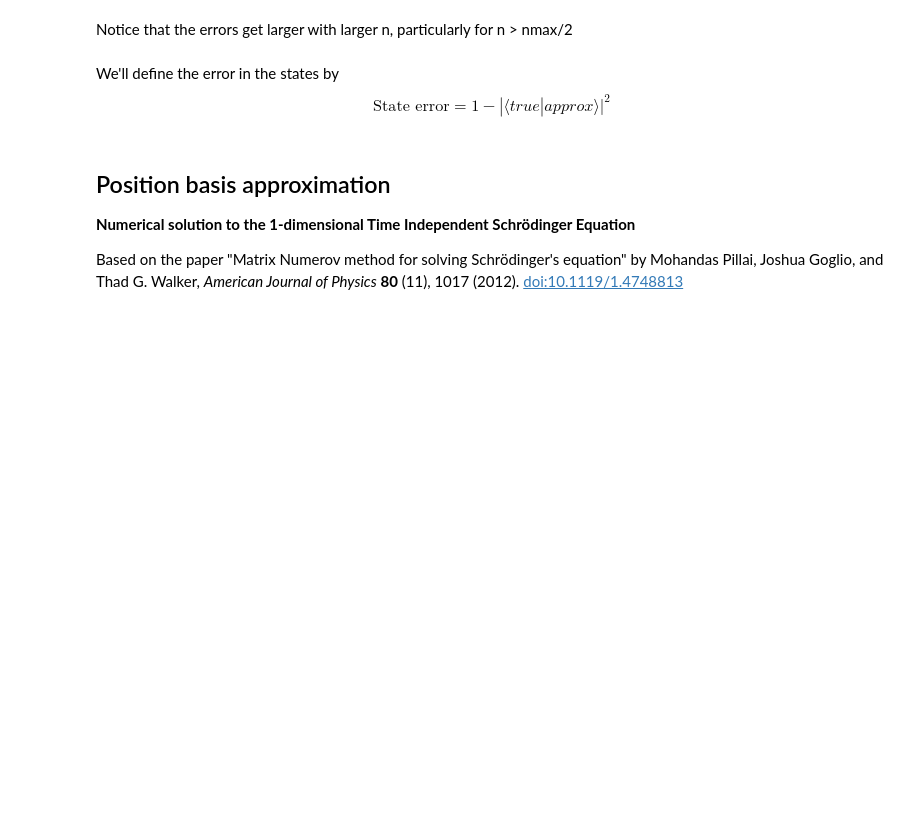
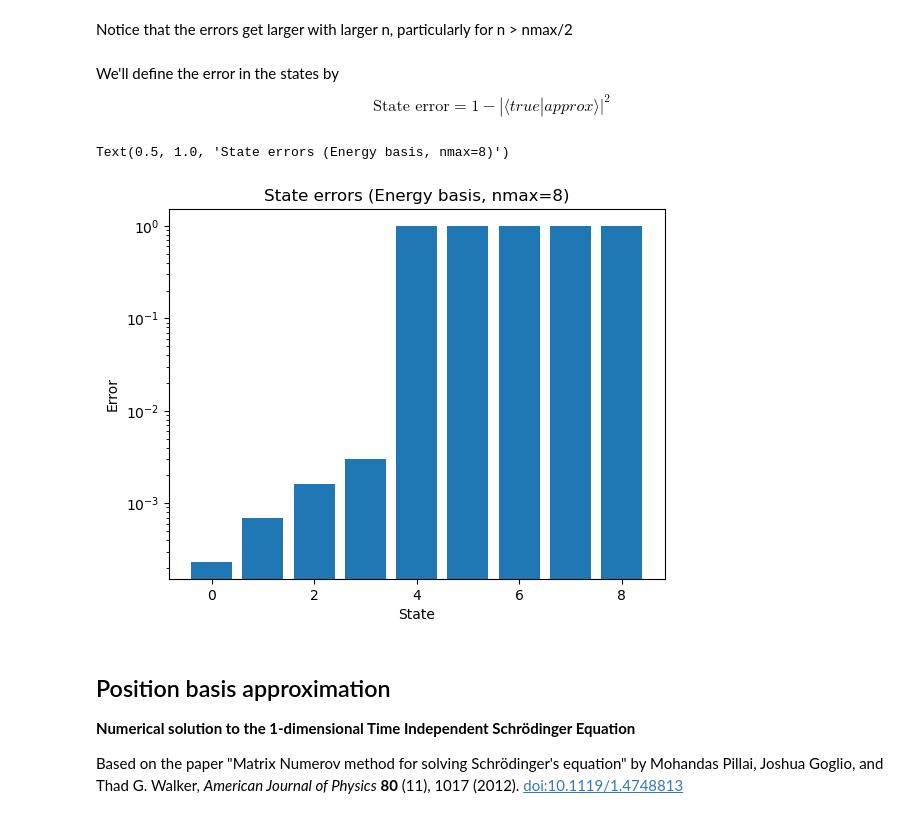
Before and after one commit to corcoted/Phys475, a Jupyter notebook: Approximations-combined.ipynb, the cells around one changed output. Drawn from its saved outputs; the diff is of its cells as text; code cells hidden in the pictures; blank space fills up the shorter version.

```diff
--- a/Approximations-combined.ipynb
+++ b/Approximations-combined.ipynb
@@ -91,8 +222,12 @@ stateErrors = 1.-np.abs(np.diag(states))**2
 # %%
 plt.bar(range(nmax+1),stateErrors)
 plt.xlabel("State")
 plt.ylabel("Error")
-plt.title("State error")
+plt.yscale("log")
+plt.title(f"State errors (Energy basis, nmax={nmax})")
+# %% [output]
+Text(0.5, 1.0, 'State errors (Energy basis, nmax=8)')
+[figure, added]
 # %% [markdown]
 ## Position basis approximation
 **Numerical solution to the 1-dimensional Time Independent Schrödinger Equation**
```
Also changed, not shown: parts of 22 cells of this notebook.
